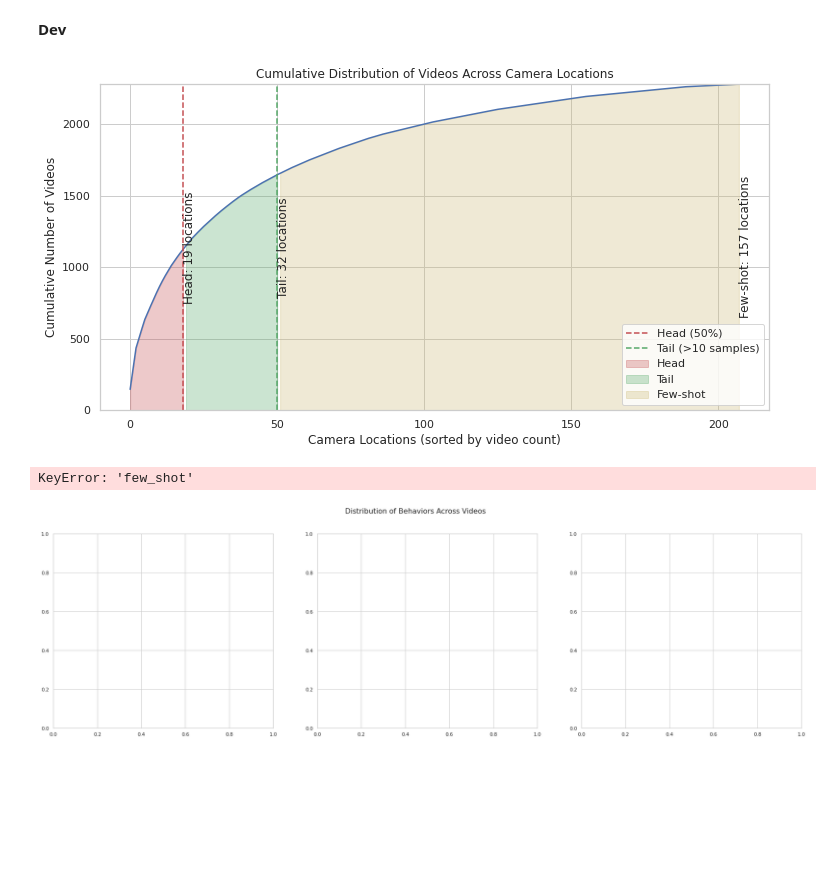
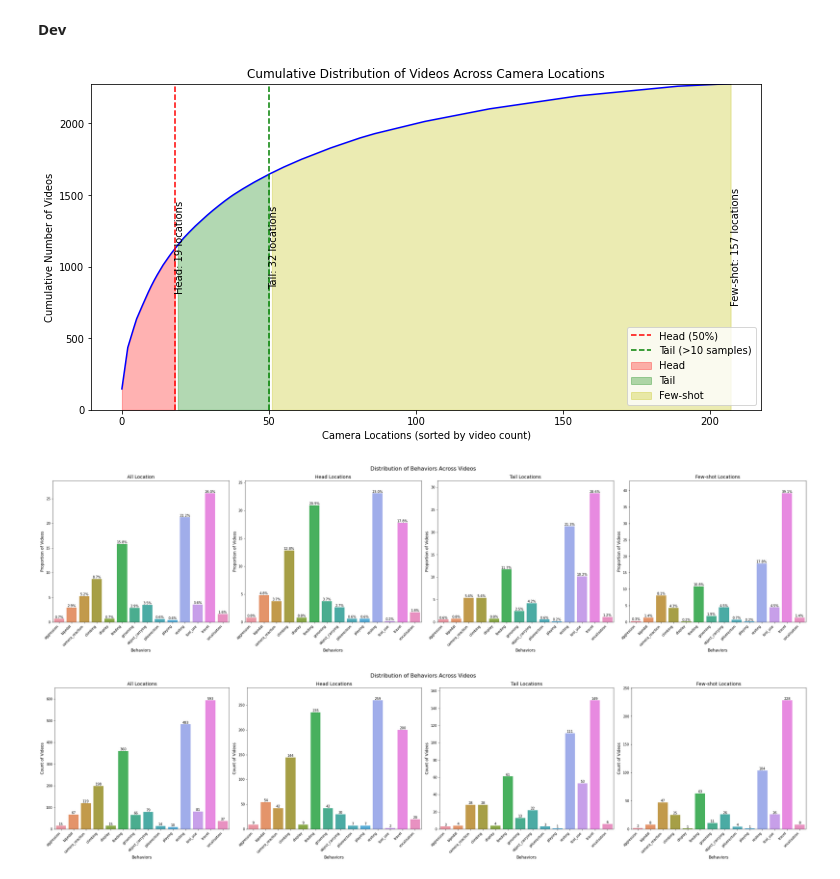
Before and after one commit to obrookes/imslowfast, a Jupyter notebook: notebooks/__plotting_behaviour_per_location_dist.ipynb, the cells around one changed output. Cells and saved outputs as stored; diff of their text form; code cells hidden in the pictures; blank space fills up the shorter version.

Commit message:
plot behaviour per location

```diff
--- a/notebooks/__plotting_behaviour_per_location_dist.ipynb
+++ b/notebooks/__plotting_behaviour_per_location_dist.ipynb
@@ -21,14 +21,12 @@ from sklearn.metrics import accuracy_score
 # %%
 # Relevant paths
 train_results_file = (
-    "../data/local_for_maksim/results/model=slow_r50-w-negatives_e=100_split=train.pkl"
+    "../dataset/results/model=slow_r50-w-negatives_e=100_split=train.pkl"
 )
-val_results_file = (
-    "../data/local_for_maksim/results/model=slow_r50-w-negatives_e=100_split=val.pkl"
-)
-metadata_file = "../data/local_for_maksim/metadata/metadata.csv"
-behavioural_labels_file = "../data/behaviours.txt"
-segements_file = "../data/segements.txt"
+val_results_file = "../dataset/results/model=slow_r50-w-negatives_e=100_split=val.pkl"
+metadata_file = "../dataset/metadata/metadata.csv"
+behavioural_labels_file = "../dataset/metadata/behaviours.txt"
+segements_file = "../dataset/metadata/segments.txt"
 # %%
 with open(
     train_results_file,
@@ -530,7 +484,7 @@ def plot_multiple_behavior_distributions(
 # %%
 plot_camera_locations_distribution(train_df, head=50, tail=10, use_proportion=False)
 # %% [output]
-[figure, old version]
+[figure, new version]
 # %%
 # Get the location segments
 h_df, t_df, f_df = return_ct_location_segments(train_df, head=50, tail=10)
@@ -544,11 +496,18 @@ s
+# %%
+plot_multiple_behavior_distributions(
+    [train_df, h_df, t_df, f_df],
+    behaviours,
+    annot="proportion",
+    titles=["All Location", "Head Locations", "Tail Locations", "Few-shot Locations"],
+)
+# %% [output]
+[figure, added]
 # %%
 plot_multiple_behavior_distributions(
-    [h_df, t_df, f_df],
+    [train_df, h_df, t_df, f_df],
     behaviours,
-    segments,
     annot="count",
-    titles=["Head Locations", "Tail Locations", "Few-shot Locations"],
+    titles=["All Locations", "Head Locations", "Tail Locations", "Few-shot Locations"],
 )
 # %% [output]
-KeyError: 'few_shot'
-[figure, old version]
+[figure, new version]
```
Also changed, not shown: parts of 8 cells of this notebook.
